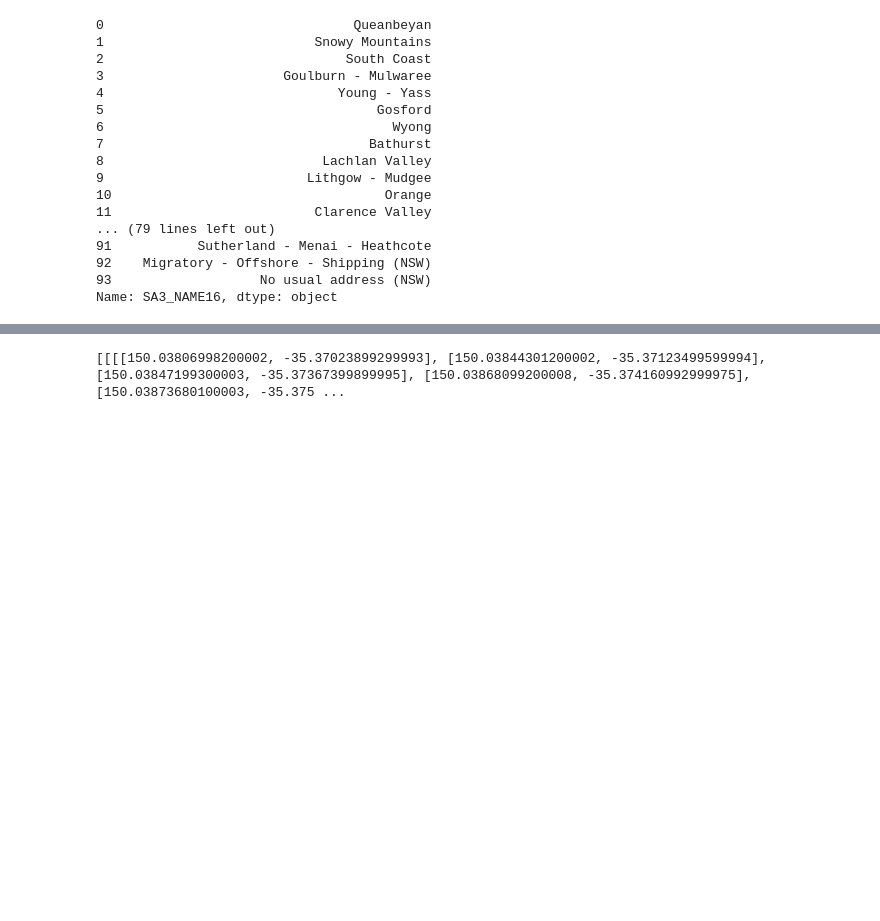
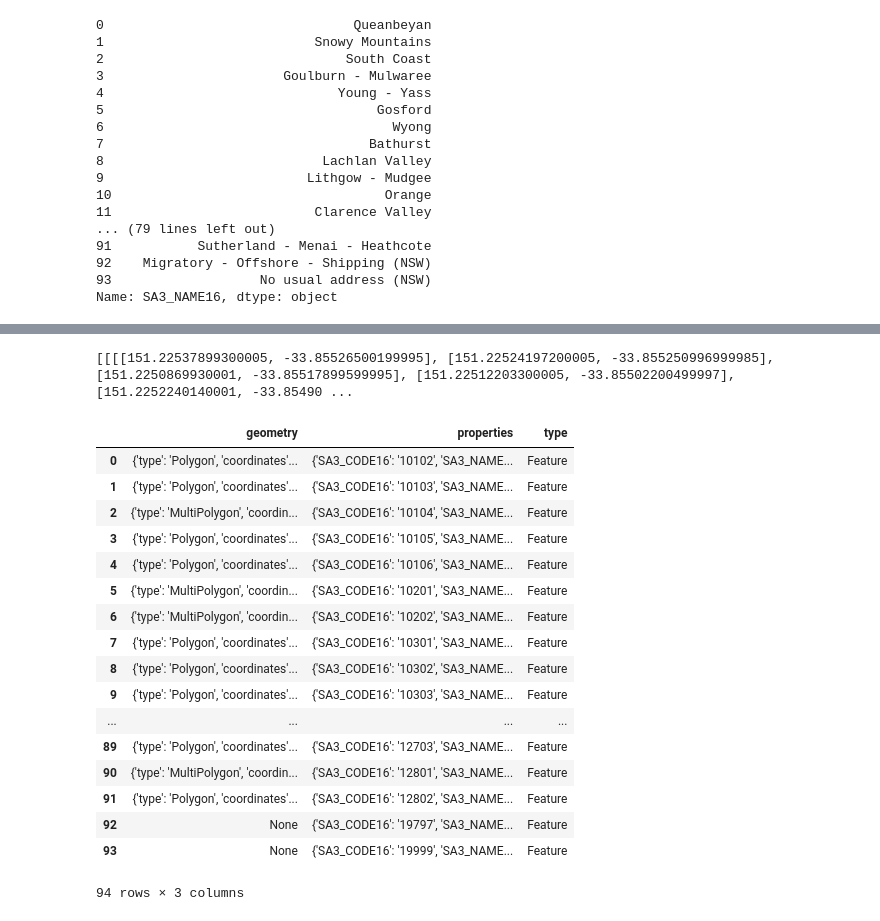
Before and after one commit to hiwenny/planyourcare, a Jupyter notebook: python/Sandbox.ipynb, the cells around one changed output, grey strips where cells are left out. Saved outputs shown, nothing was run; the diff lists cells and outputs as text; code cells hidden in the pictures; blank space fills up the shorter version.

```diff
--- a/python/Sandbox.ipynb
+++ b/python/Sandbox.ipynb
@@ -139,9 +139,9 @@ normalized_df[normalized_df['SA3_NAME16'].str.contains('Sydney')]
 | 56 | [[[[151.22537899300005, -33.85526... | MultiPolygon | 25.0641 | 1GSYD | Greater Sydney | 11703 | Sydney Inner City | 117 | ... |
 | 69 | [[[[151.22787457100003, -33.84515... | MultiPolygon | 18.9756 | 1GSYD | Greater Sydney | 12104 | North Sydney - Mosman | 121 | ... |
 # %%
-nsw_data_features[0]['geometry']['coordinates']
+nsw_data_features[56]['geometry']['coordinates']
 # %% [output]
-[[[[150.03806998200002, -35.37023899299993], [150.03844301200002, -35.37123499599994], [150.03847199300003, -35.37367399899995], [150.03868099200008, -35.374160992999975], [150.03873680100003, -35.375 ...
+[[[[151.22537899300005, -33.85526500199995], [151.22524197200005, -33.855250996999985], [151.2250869930001, -33.85517899599995], [151.22512203300005, -33.85502200499997], [151.2252240140001, -33.85490 ...
 # %%
 exported_data = {
     'features': nsw_data_features[40:94]
@@ -151,0 +156,23 @@ with open('../src/data/nswFiltered.json', 'w') as the_file:
+# %%
+df2 = pd.DataFrame(nsw_optimized_features)
+# %%
+df2
+# %% [output]
+|  | geometry | properties | type |
+| 0 | {'type': 'Polygon', 'coordinates'... | {'SA3_CODE16': '10102', 'SA3_NAME... | Feature |
+| 1 | {'type': 'Polygon', 'coordinates'... | {'SA3_CODE16': '10103', 'SA3_NAME... | Feature |
+| 2 | {'type': 'MultiPolygon', 'coordin... | {'SA3_CODE16': '10104', 'SA3_NAME... | Feature |
+| 3 | {'type': 'Polygon', 'coordinates'... | {'SA3_CODE16': '10105', 'SA3_NAME... | Feature |
+| 4 | {'type': 'Polygon', 'coordinates'... | {'SA3_CODE16': '10106', 'SA3_NAME... | Feature |
+| 5 | {'type': 'MultiPolygon', 'coordin... | {'SA3_CODE16': '10201', 'SA3_NAME... | Feature |
+| 6 | {'type': 'MultiPolygon', 'coordin... | {'SA3_CODE16': '10202', 'SA3_NAME... | Feature |
+| 7 | {'type': 'Polygon', 'coordinates'... | {'SA3_CODE16': '10301', 'SA3_NAME... | Feature |
+| 8 | {'type': 'Polygon', 'coordinates'... | {'SA3_CODE16': '10302', 'SA3_NAME... | Feature |
+| 9 | {'type': 'Polygon', 'coordinates'... | {'SA3_CODE16': '10303', 'SA3_NAME... | Feature |
+| ... | ... | ... | ... |
+| 89 | {'type': 'Polygon', 'coordinates'... | {'SA3_CODE16': '12703', 'SA3_NAME... | Feature |
+| 90 | {'type': 'MultiPolygon', 'coordin... | {'SA3_CODE16': '12801', 'SA3_NAME... | Feature |
+| 91 | {'type': 'Polygon', 'coordinates'... | {'SA3_CODE16': '12802', 'SA3_NAME... | Feature |
+| 92 | None | {'SA3_CODE16': '19797', 'SA3_NAME... | Feature |
+| 93 | None | {'SA3_CODE16': '19999', 'SA3_NAME... | Feature |
+94 rows × 3 columns
```
Also changed, not shown: parts of 4 cells of this notebook, 2 other files.
